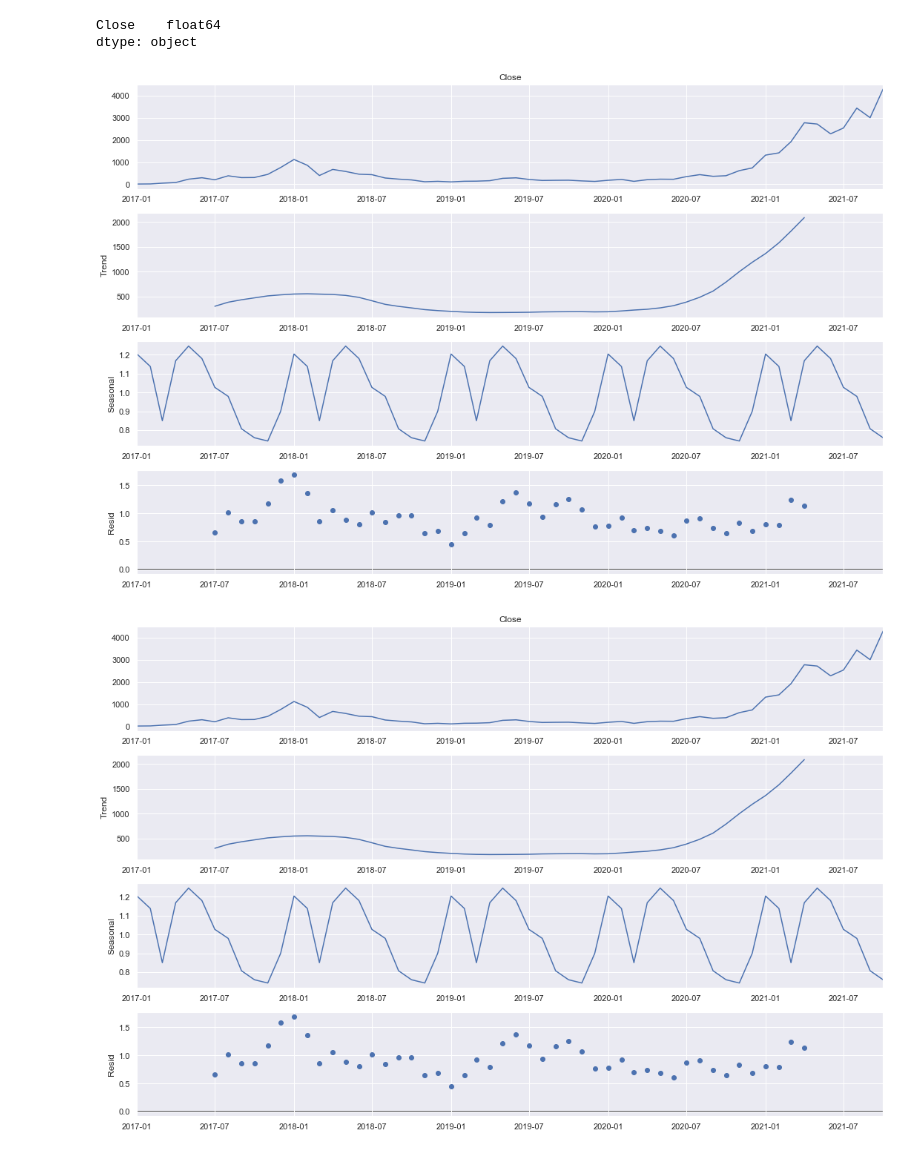
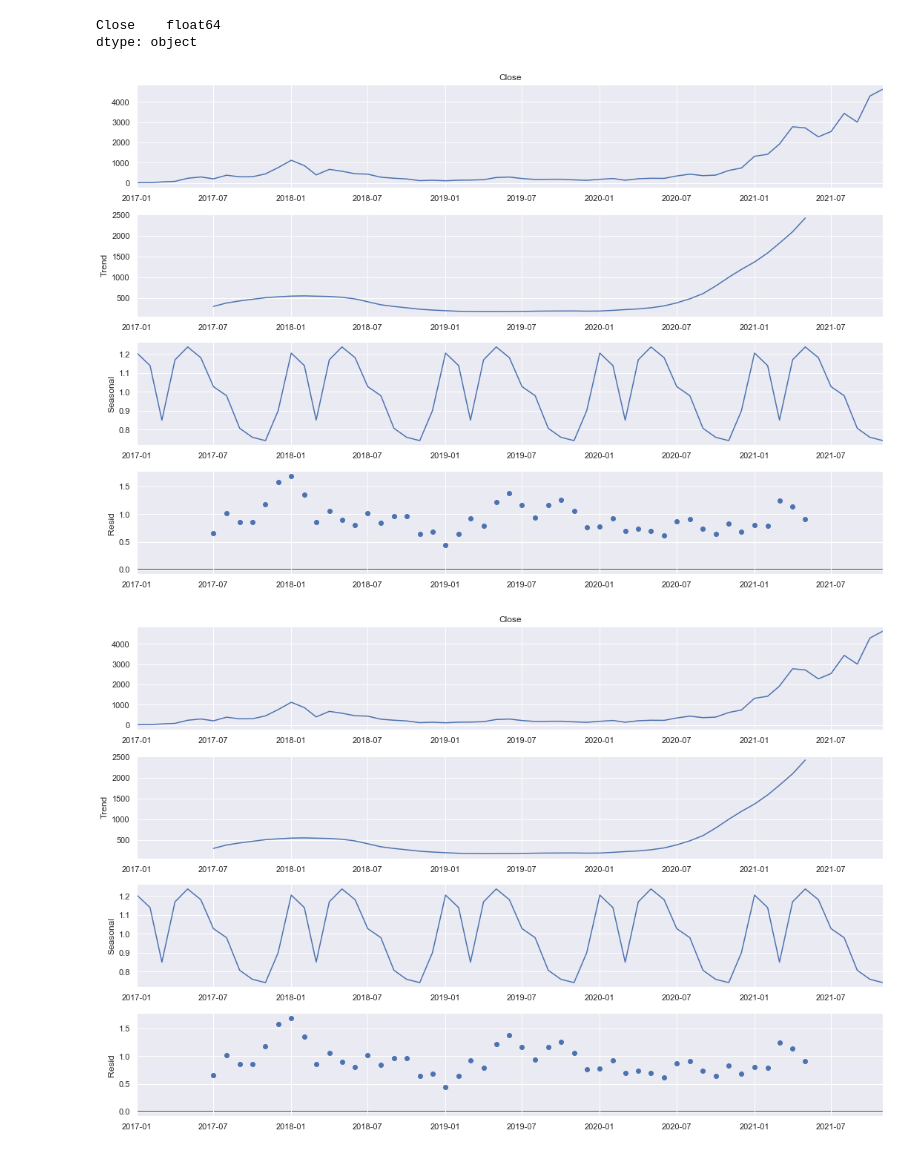
Before and after one commit to dmayo0317/project4, a Jupyter notebook: Notebooks/ETH/ETH_Nov.ipynb, the cells around one changed output. Drawn from its saved outputs; the diff is of its cells as text; code cells hidden in the pictures.

Commit message:
completed ETH Oct,Nov, Dec notebooks with images

```diff
--- a/Notebooks/ETH/ETH_Nov.ipynb
+++ b/Notebooks/ETH/ETH_Nov.ipynb
@@ -15,8 +15,8 @@ import matplotlib.dates as mdates
 from datetime import datetime, timedelta
 import matplotlib.pylab as plt
 # %%
-ETHoct_df = pd.read_csv('../../Resources/ETH/ETH-USD_Historical_Oct-2021.csv',index_col='Date', parse_dates= True)
-ETHoct_df.head(5)
+ETHnov_df = pd.read_csv('../../Resources/ETH/ETH-USD_Historical_Nov-2021.csv',index_col='Date', parse_dates= True)
+ETHnov_df.head(5)
 # %% [output]
 |  | Open | High | Low | Close | Adj Close | Volume |
 | Date |  |  |  |  |  |  |
@@ -36,5 +36,5 @@ Adj Close    float64
 Volume       float64
 dtype: object
 # %%
-ETHoct_df = ETHoct_df.drop(columns=['Open','High','Low','Adj Close','Volume'])
+ETHnov_df = ETHnov_df.drop(columns=['Open','High','Low','Adj Close','Volume'])
 # %%
@@ -60,12 +60,12 @@ dtype: object
 # %%
 #help(seasonal_decompose)
 # %%
-results = seasonal_decompose(ETHoct_df['Close'],model ='multiplicative',period=12)
+results = seasonal_decompose(ETHnov_df['Close'],model ='multiplicative',period=12)
 plt.rcParams.update({'figure.figsize': (15,10)})
 results.plot()
 # %% [output]
-[figure, old version]
+[figure, new version]
-[figure, old version]
+[figure, new version]
 # %%
 #Arima
 import warnings
```
Also changed, not shown: parts of 9 cells of this notebook, 4 other files.
